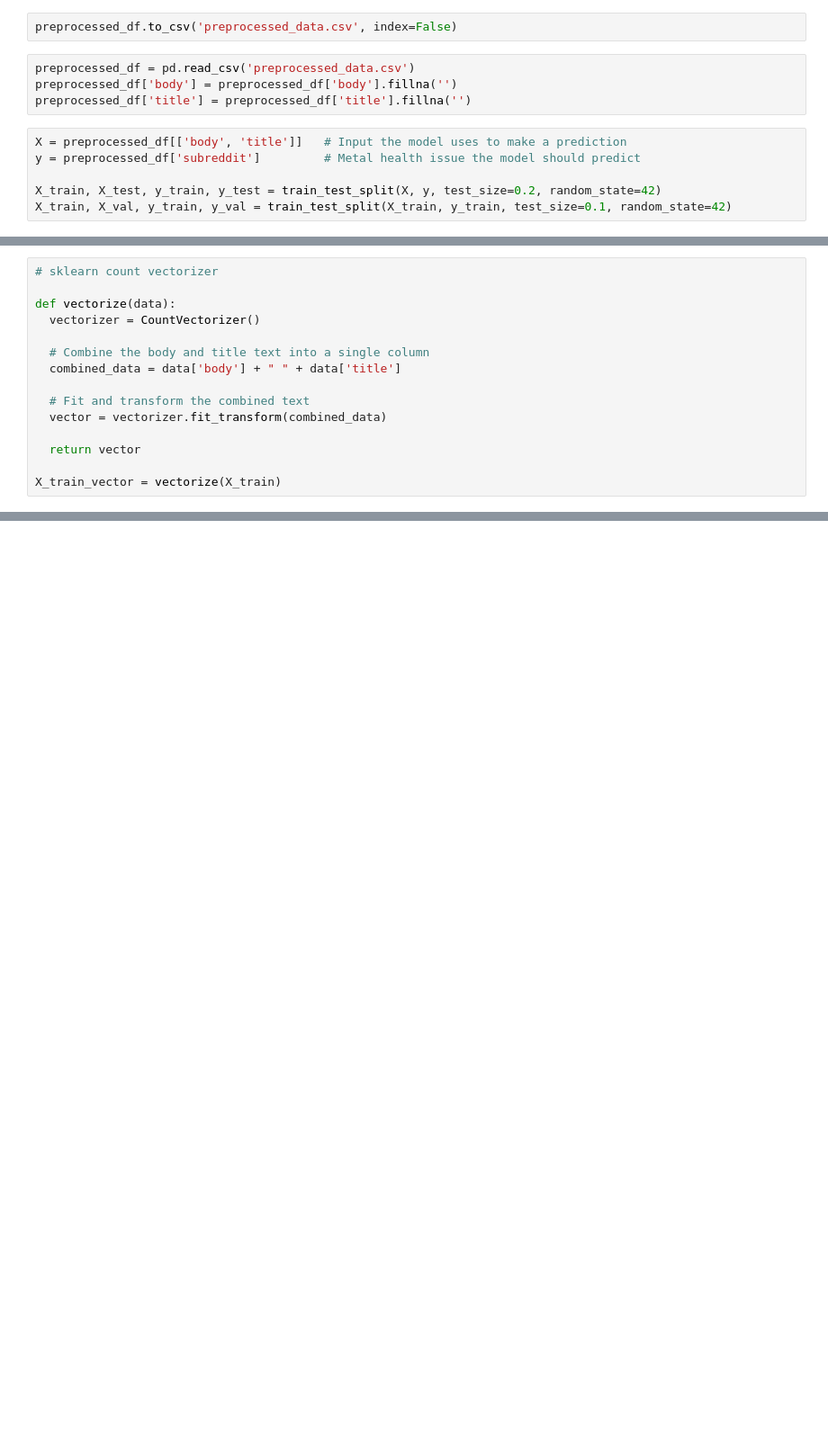
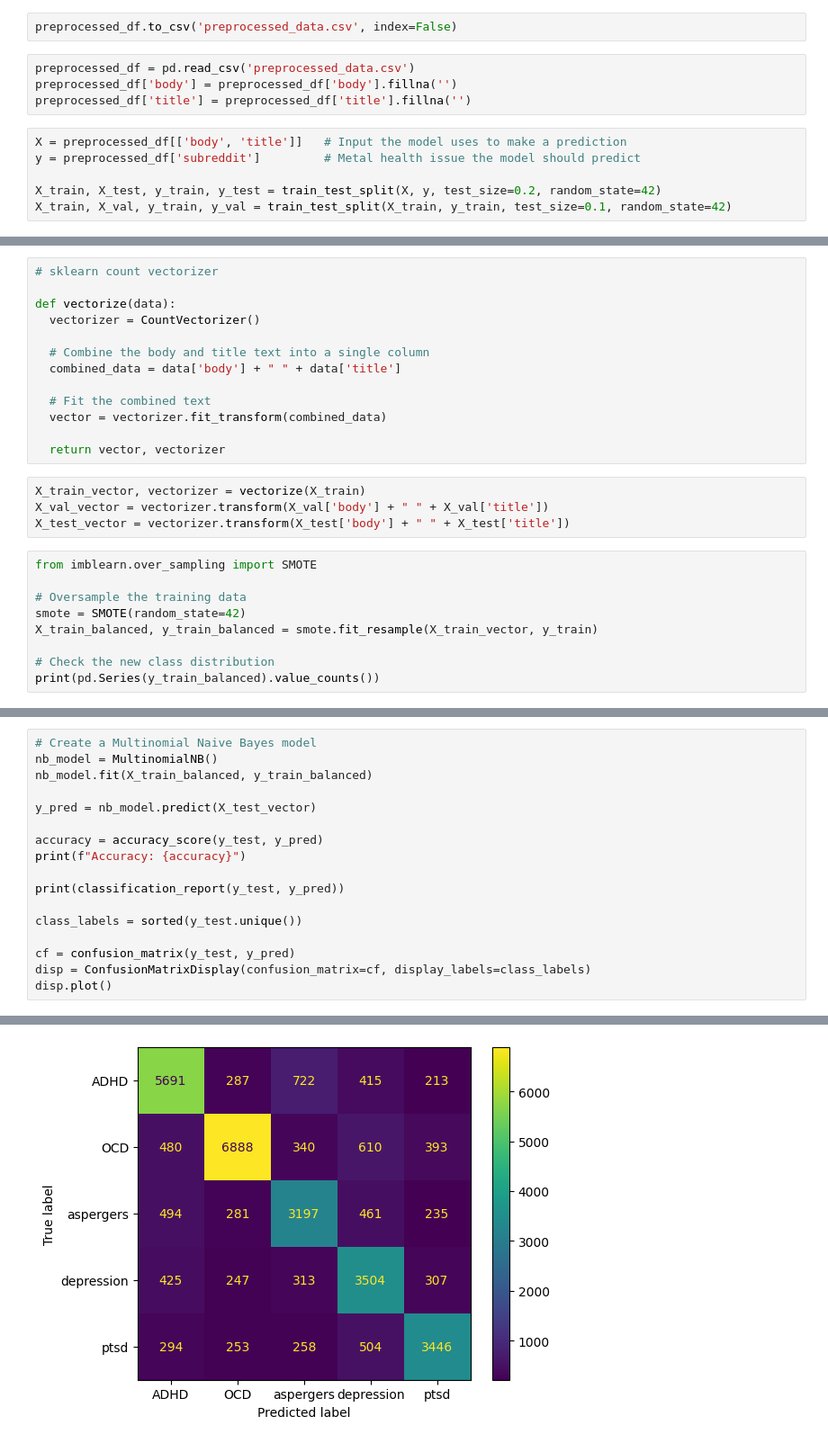
Before and after one commit to georgiepayne/reddit_mental_health_sentimentanalysis, a Jupyter notebook: reddit_mental_health.ipynb, the cells around one changed output, grey strips where cells are left out. Shown at 90% size. Drawn from its saved outputs; the diff is of its cells as text; blank space fills up the shorter version.

```diff
--- a/reddit_mental_health.ipynb
+++ b/reddit_mental_health.ipynb
@@ -265,9 +290,20 @@ def vectorize(data):
   # Combine the body and title text into a single column
   combined_data = data['body'] + " " + data['title']
 
-  # Fit and transform the combined text
+  # Fit the combined text
   vector = vectorizer.fit_transform(combined_data)
 
-  return vector
-
-X_train_vector = vectorize(X_train)
+  return vector, vectorizer
+# %%
+X_train_vector, vectorizer = vectorize(X_train)
+X_val_vector = vectorizer.transform(X_val['body'] + " " + X_val['title'])
+X_test_vector = vectorizer.transform(X_test['body'] + " " + X_test['title'])
+# %%
+from imblearn.over_sampling import SMOTE
+
+# Oversample the training data
+smote = SMOTE(random_state=42)
+X_train_balanced, y_train_balanced = smote.fit_resample(X_train_vector, y_train)
+
+# Check the new class distribution
+print(pd.Series(y_train_balanced).value_counts())
@@ -273,0 +318,18 @@ X_train_vector = vectorize(X_train)
+# %%
+# Create a Multinomial Naive Bayes model
+nb_model = MultinomialNB()
+nb_model.fit(X_train_balanced, y_train_balanced)
+
+y_pred = nb_model.predict(X_test_vector)
+
+accuracy = accuracy_score(y_test, y_pred)
+print(f"Accuracy: {accuracy}")
+
+print(classification_report(y_test, y_pred))
+
+class_labels = sorted(y_test.unique())
+
+cf = confusion_matrix(y_test, y_pred)
+disp = ConfusionMatrixDisplay(confusion_matrix=cf, display_labels=class_labels)
+disp.plot()
+# %% [output]
@@ -273,0 +349 @@ X_train_vector = vectorize(X_train)
+[figure, added]
```
Also changed, not shown: parts of 14 cells of this notebook.
